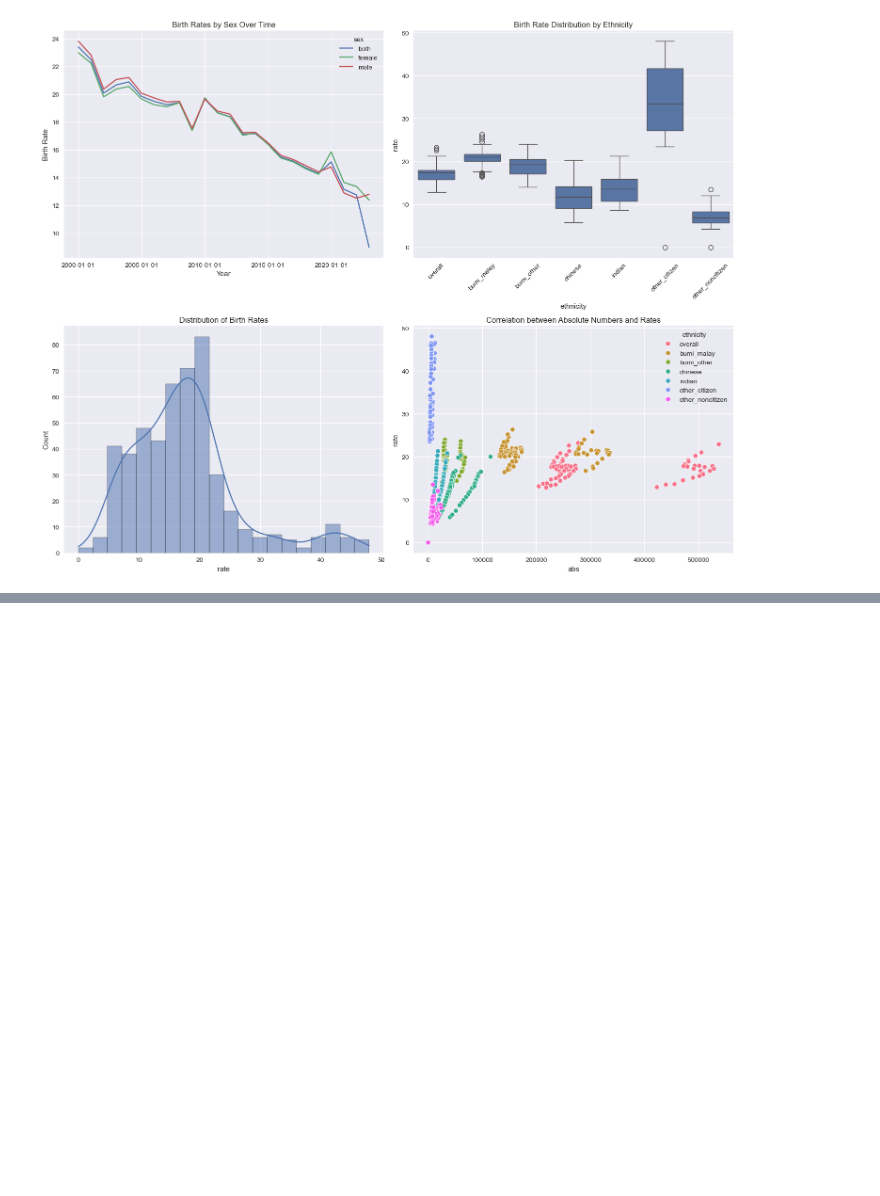
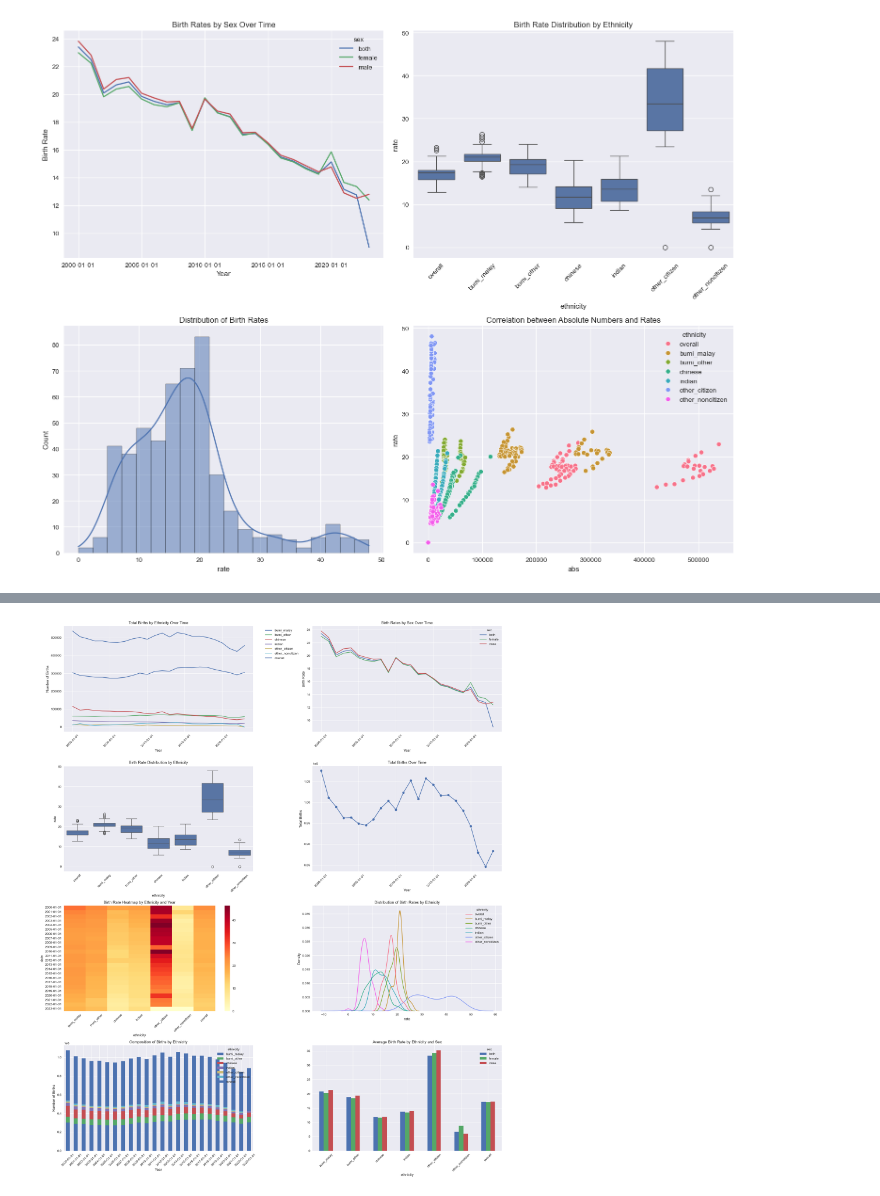
Before and after one commit to daniyalrosli/datascience_notes, a Jupyter notebook: birth/analysis.ipynb, the cells around one changed output, grey strips where cells are left out. Saved outputs shown, nothing was run; the diff lists cells and outputs as text; code cells hidden in the pictures; blank space fills up the shorter version.

Commit message:
data visualization

```diff
--- a/birth/analysis.ipynb
+++ b/birth/analysis.ipynb
@@ -130,3 +130,83 @@ both    20.925  46.5
 female  20.400  45.9
 male    21.475  48.0
 [figure]
+# %%
+# Create a comprehensive visualization dashboard
+
+# Set up the figure with multiple subplots
+plt.style.use('seaborn-v0_8') # nolint
+fig = plt.figure(figsize=(20, 24))
+
+# 1. Time series of total births by ethnicity
+ax1 = plt.subplot(421)
+ethnicity_pivot = df[df['sex']=='both'].pivot_table(values='abs', index='date', columns='ethnicity') # nolint
+ethnicity_pivot.plot(ax=ax1)
+ax1.set_title('Total Births by Ethnicity Over Time')
+ax1.set_xlabel('Year')
+ax1.set_ylabel('Number of Births')
+ax1.legend(bbox_to_anchor=(1.05, 1), loc='upper left')
+plt.xticks(rotation=45)
+
+# 2. Birth rates comparison between male and female
+ax2 = plt.subplot(422)
+sex_rates = df.pivot_table(values='rate', index='date', columns='sex')
+sex_rates.plot(ax=ax2)
+ax2.set_title('Birth Rates by Sex Over Time')
+ax2.set_xlabel('Year')
+ax2.set_ylabel('Birth Rate')
+plt.xticks(rotation=45)
+
+# 3. Ethnicity distribution boxplot
+ax3 = plt.subplot(423)
+sns.boxplot(data=df, x='ethnicity', y='rate', ax=ax3)
+ax3.set_title('Birth Rate Distribution by Ethnicity')
+plt.xticks(rotation=45)
+
+# 4. Year-wise trend of total births
+ax4 = plt.subplot(424)
+yearly_total = df[df['sex']=='both'].groupby('date')['abs'].sum()
+yearly_total.plot(kind='line', marker='o', ax=ax4)
+ax4.set_title('Total Births Over Time')
+ax4.set_xlabel('Year')
+ax4.set_ylabel('Total Births')
+plt.xticks(rotation=45)
+
+# 5. Heatmap of birth rates by ethnicity and year
+ax5 = plt.subplot(425)
+pivot_heat = df[df['sex']=='both'].pivot_table(values='rate', index='date', columns='ethnicity')
+sns.heatmap(pivot_heat, cmap='YlOrRd', ax=ax5)
+ax5.set_title('Birth Rate Heatmap by Ethnicity and Year')
+plt.xticks(rotation=45)
+
+# 6. Distribution of birth rates
+ax6 = plt.subplot(426)
+sns.kdeplot(data=df, x='rate', hue='ethnicity', ax=ax6)
+ax6.set_title('Distribution of Birth Rates by Ethnicity')
+
+# 7. Stacked bar chart of births by ethnicity
+ax7 = plt.subplot(427)
+yearly_ethnic = df[df['sex']=='both'].pivot_table(values='abs', index='date', columns='ethnicity')
+yearly_ethnic.plot(kind='bar', stacked=True, ax=ax7)
+ax7.set_title('Composition of Births by Ethnicity')
+ax7.set_xlabel('Year')
+ax7.set_ylabel('Number of Births')
+plt.xticks(rotation=45)
+
+# 8. Average birth rate by ethnicity and sex
+ax8 = plt.subplot(428)
+avg_rate = df.groupby(['ethnicity', 'sex'])['rate'].mean().unstack()
+avg_rate.plot(kind='bar', ax=ax8)
+ax8.set_title('Average Birth Rate by Ethnicity and Sex')
+plt.xticks(rotation=45)
+
+plt.tight_layout()
+
+# Print summary statistics
+print("\nSummary Statistics by Ethnicity:")
+print(df.groupby('ethnicity')[['abs', 'rate']].describe())
+
+print("\nTrend Analysis:")
+print("\nYearly Growth Rate:")
+yearly_growth = yearly_total.pct_change() * 100
+print(yearly_growth)
+# %% [output]
@@ -132,0 +230 @@ male    21.475  48.0
+[figure, added]
```
Also changed, not shown: parts of 1 cell of this notebook.
